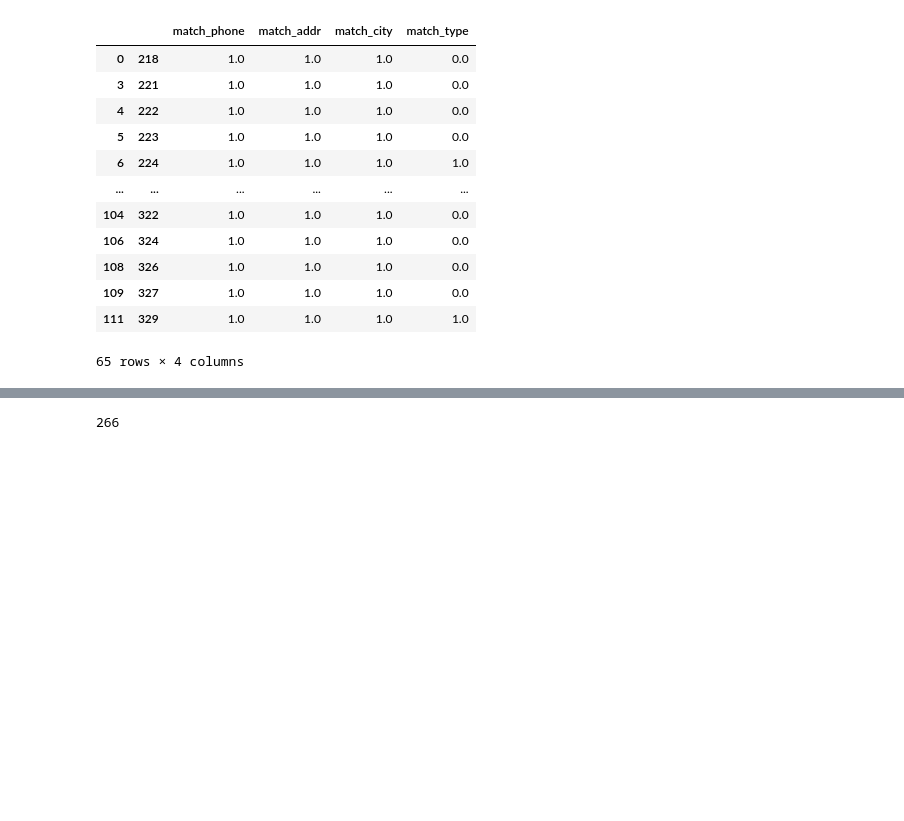
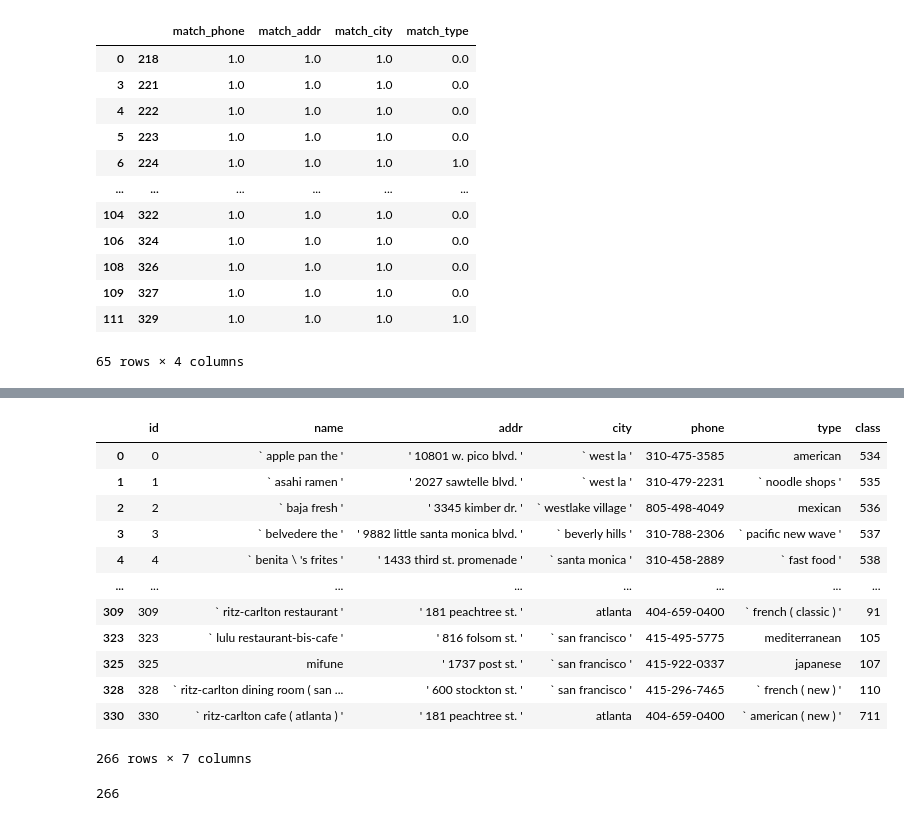
Before and after one commit to highlander-spirou/data-project, a Jupyter notebook: deduplication/deduplication.ipynb, the cells around one changed output, grey strips where cells are left out. Saved outputs shown, nothing was run; the diff lists cells and outputs as text; code cells hidden in the pictures; blank space fills up the shorter version.

```diff
--- a/deduplication/deduplication.ipynb
+++ b/deduplication/deduplication.ipynb
@@ -119,3 +141,21 @@ df_2_no_dup = df_2[~df_2.index.isin(df_2_index_with_dup)] # clean df with only i
+# %%
+df_2_no_dup = df_2[~df_2.index.isin(df_2_index_with_dup)]
+# extract các rows từ df_2 contains index that NOT duplicated w/ df_1
+df_2_no_dup
+# %% [output]
+|  | id | name | addr | city | phone | type | class |
+| 0 | 0 | ` apple pan the ' | ' 10801 w. pico blvd. ' | ` west la ' | 310-475-3585 | american | 534 |
+| 1 | 1 | ` asahi ramen ' | ' 2027 sawtelle blvd. ' | ` west la ' | 310-479-2231 | ` noodle shops ' | 535 |
+| 2 | 2 | ` baja fresh ' | ' 3345 kimber dr. ' | ` westlake village ' | 805-498-4049 | mexican | 536 |
+| 3 | 3 | ` belvedere the ' | ' 9882 little santa monica blvd. ' | ` beverly hills ' | 310-788-2306 | ` pacific new wave ' | 537 |
+| 4 | 4 | ` benita \ 's frites ' | ' 1433 third st. promenade ' | ` santa monica ' | 310-458-2889 | ` fast food ' | 538 |
+| ... | ... | ... | ... | ... | ... | ... | ... |
+| 309 | 309 | ` ritz-carlton restaurant ' | ' 181 peachtree st. ' | atlanta | 404-659-0400 | ` french ( classic ) ' | 91 |
+| 323 | 323 | ` lulu restaurant-bis-cafe ' | ' 816 folsom st. ' | ` san francisco ' | 415-495-5775 | mediterranean | 105 |
+| 325 | 325 | mifune | ' 1737 post st. ' | ` san francisco ' | 415-922-0337 | japanese | 107 |
+| 328 | 328 | ` ritz-carlton dining room ( san ... | ' 600 stockton st. ' | ` san francisco ' | 415-296-7465 | ` french ( new ) ' | 110 |
+| 330 | 330 | ` ritz-carlton cafe ( atlanta ) ' | ' 181 peachtree st. ' | atlanta | 404-659-0400 | ` american ( new ) ' | 711 |
+266 rows × 7 columns
 # %%
 len(df_2_no_dup)
 # %% [output]
```
Also changed, not shown: parts of 3 cells of this notebook.
